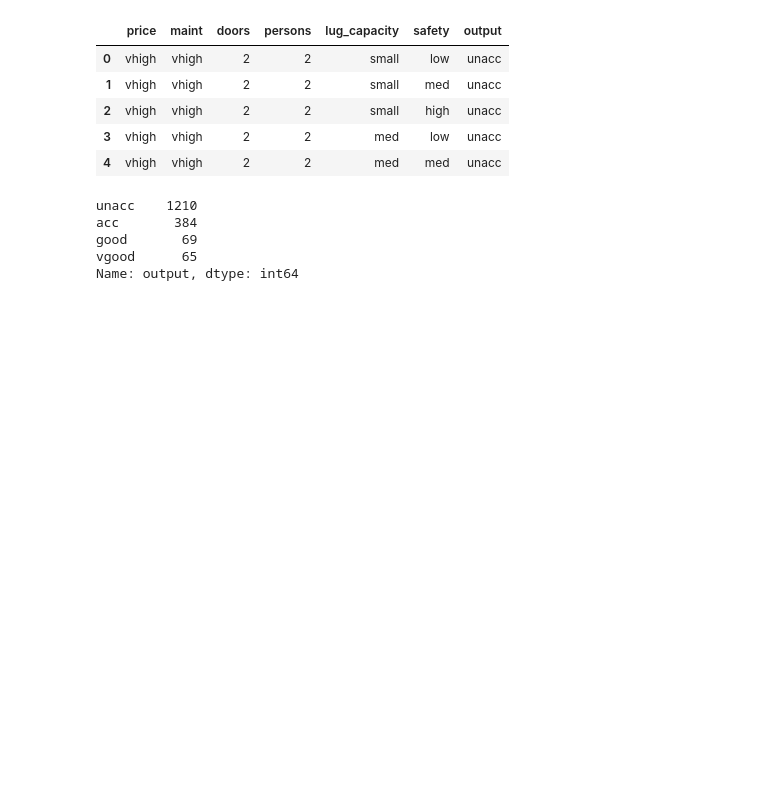
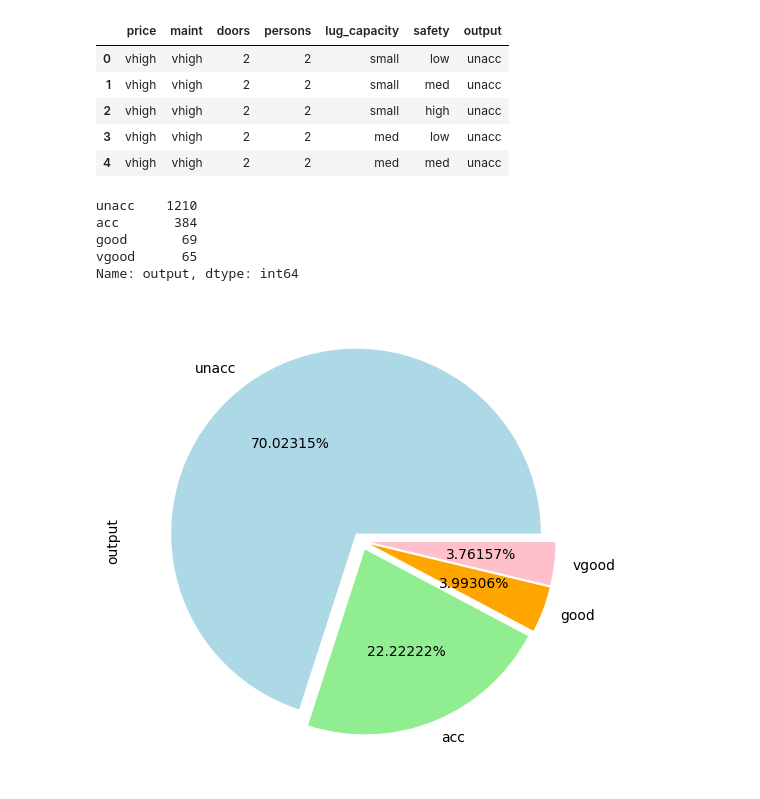
Before and after one commit to rubinkim/DL_PyTorch_Textbook, a Jupyter notebook: chap_02/python_2_1.ipynb, the cells around one changed output. Drawn from its saved outputs; the diff is of its cells as text; code cells hidden in the pictures; blank space fills up the shorter version.

```diff
--- a/chap_02/python_2_1.ipynb
+++ b/chap_02/python_2_1.ipynb
@@ -46,3 +46,11 @@ acc       384
 good       69
 vgood      65
 Name: output, dtype: int64
+# %%
+fig_size = plt.rcParams["figure.figsize"]
+fig_size[0], fig_size[1] = 10, 6
+plt.rcParams["figure.figsize"] = fig_size
+dataset["output"].value_counts().plot(kind='pie', autopct="%0.05f%%", colors=['lightblue','lightgreen','orange','pink'], explode=(0.05, 0.05, 0.05, 0.05))
+plt.show()
+# %% [output]
+[figure, added]
```
Also changed, not shown: parts of 3 cells of this notebook.
